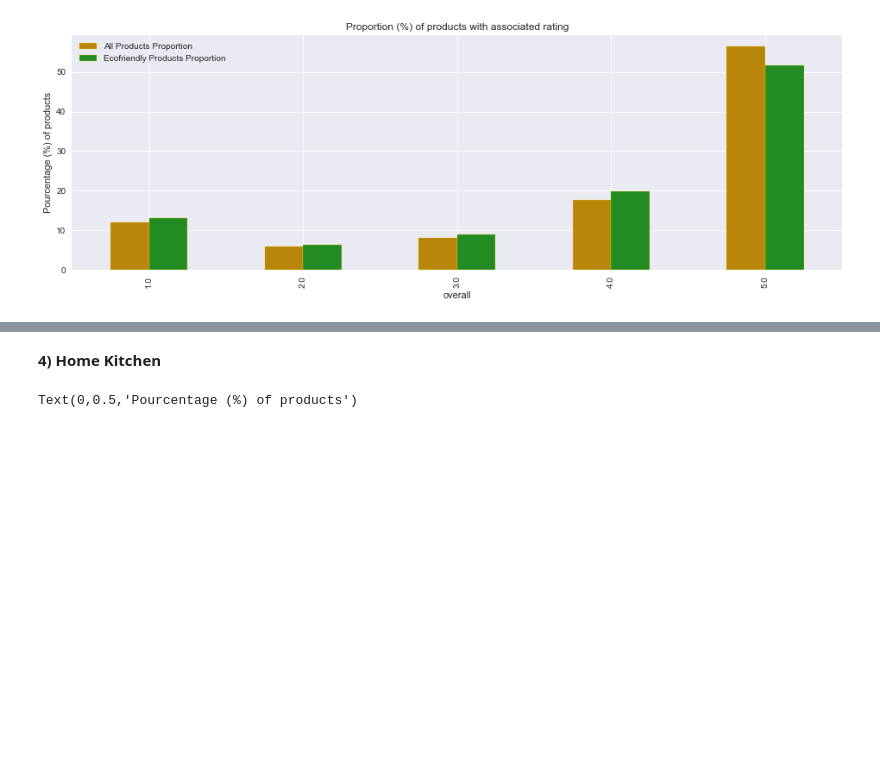
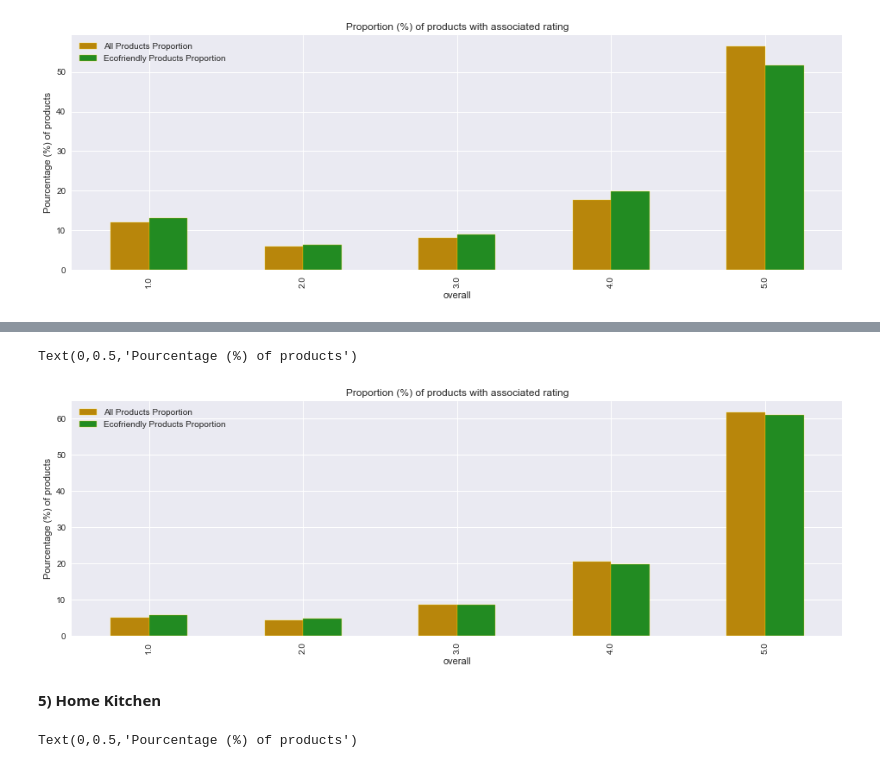
Before and after one commit to MaxencePPierre/ada-project, a Jupyter notebook: project_general.ipynb, the cells around one changed output, grey strips where cells are left out. Drawn from its saved outputs; the diff is of its cells as text; code cells hidden in the pictures; blank space fills up the shorter version.

```diff
--- a/project_general.ipynb
+++ b/project_general.ipynb
@@ -1625,5 +1803,41 @@ Text(0,0.5,'Pourcentage (%) of products')
+# %%
+booksbio_overall_DF = spark.createDataFrame(booksbio_overall)
+
+booksbio_overall_pd = booksbio_overall_DF.toPandas()
+booksbio_overall_pd.columns= ['overall','occurences']
+booksbio_overall_pd = booksbio_overall_pd.set_index('overall')
+
+booksbio_sum_ratings = booksbio_overall_pd['occurences'].sum()
+booksbio_percentage = booksbio_overall_pd['occurences'].divide(booksbio_sum_ratings)
+# %%
+booksall_overall =  books_reviews.rdd.map(lambda r: [r[2],1]) \
+            .reduceByKey(lambda a,b: a+b)
+# %%
+booksall_overall_df = spark.createDataFrame(booksall_overall)
+
+booksall_overall_pd = booksall_overall_df.toPandas()
+booksall_overall_pd.columns= ['overall','occurences']
+booksall_overall_pd = booksall_overall_pd.set_index('overall')
+
+booksall_sum_ratings = booksall_overall_pd['occurences'].sum()
+booksall_percentage = booksall_overall_pd['occurences'].divide(booksall_sum_ratings)
+# %%
+books_rating_proportion = pd.DataFrame()
+books_rating_proportion['All Products Proportion'] = booksall_percentage*100
+books_rating_proportion['Ecofriendly Products Proportion'] = booksbio_percentage*100
+# %%
+fig, axes = plt.subplots(1,1);
+fig.set_size_inches(16,5)
+mycolor = ['darkgoldenrod','forestgreen']
+
+books_rating_proportion.plot(kind='bar', color=mycolor, edgecolor='gold', ax=axes)
+plt.title("Proportion (%) of products with associated rating")
+plt.ylabel("Pourcentage (%) of products")
+# %% [output]
+Text(0,0.5,'Pourcentage (%) of products')
+[figure, added]
 # %% [markdown]
-**4) Home Kitchen**
+**5) Home Kitchen**
 # %%
 homebio_overall =  home_review_product_join.rdd.map(lambda r: [r[8],1]) \
             .reduceByKey(lambda a,b: a+b)
```
Also changed, not shown: parts of 34 cells of this notebook, 1 other file.
